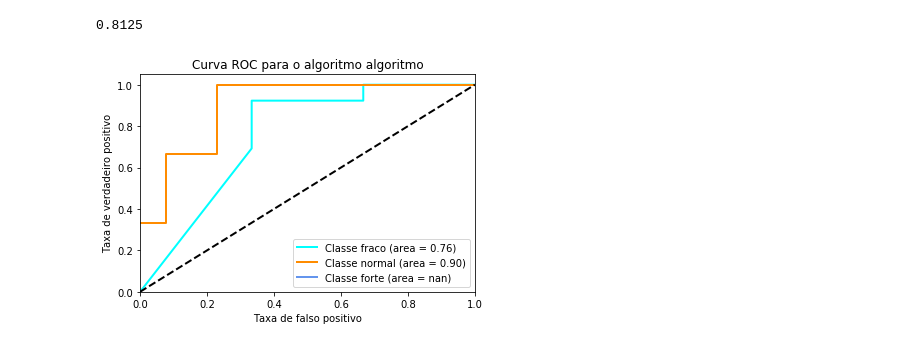
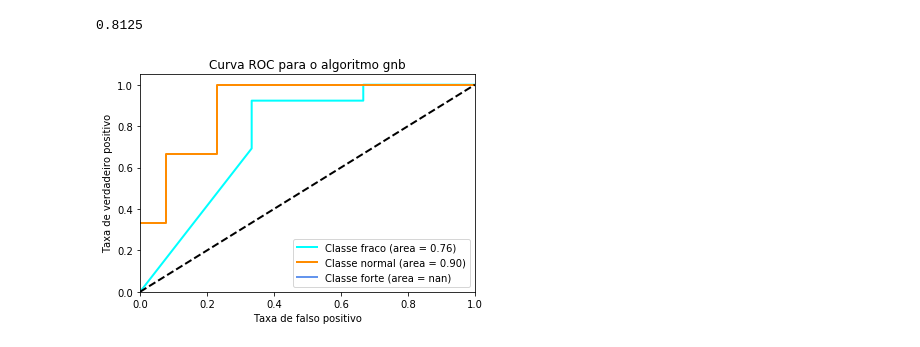
Before and after one commit to tiagotele/experimentos_oceanografia, a Jupyter notebook: Refactored.ipynb, the cells around one changed output. Saved outputs shown, nothing was run; the diff lists cells and outputs as text; code cells hidden in the pictures.

Commit message:
Adding roc curve for each classifier

```diff
--- a/Refactored.ipynb
+++ b/Refactored.ipynb
@@ -248,5 +282,5 @@ metrics.accuracy_score(test_df['classes'], new_pred_class)
 # %%
-new_pred_class = test_gnb(X_train,y_train, X_test)
+new_pred_class, classifier = test_gnb(X_train,y_train, X_test)
 # %% [output]
 2001 weak
 2002 weak
@@ -277,4 +305,4 @@ y_tt = label_binarize(y_test, classes=['weak', 'normal', 'strong'])
 # %%
-plot_roc(GaussianNB(), X_train, X_test, y_tr, y_tt, n_classes, algorithm="algoritmo")
+plot_roc(classifier, X_train, X_test, y_tr, y_tt, n_classes, algorithm="gnb")
 # %% [output]
-[figure, old version]
+[figure, new version]
```
Also changed, not shown: parts of 18 cells of this notebook, 1 other file.
